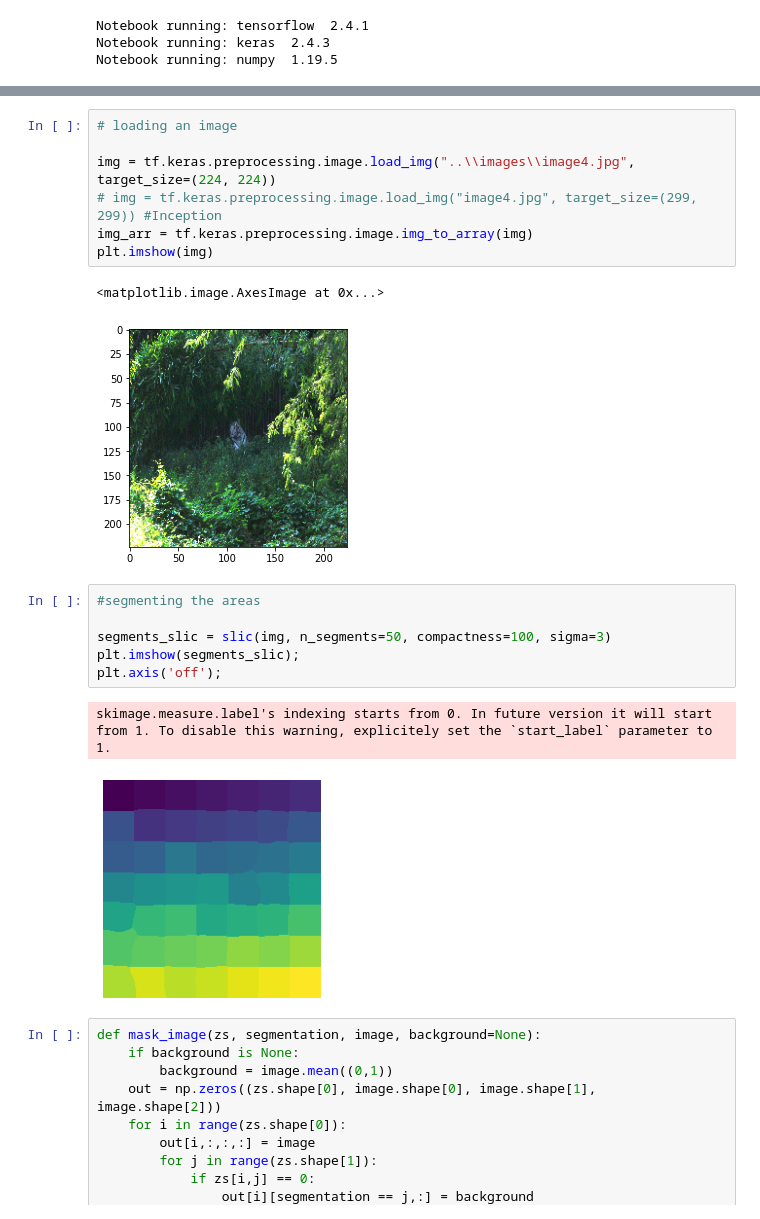
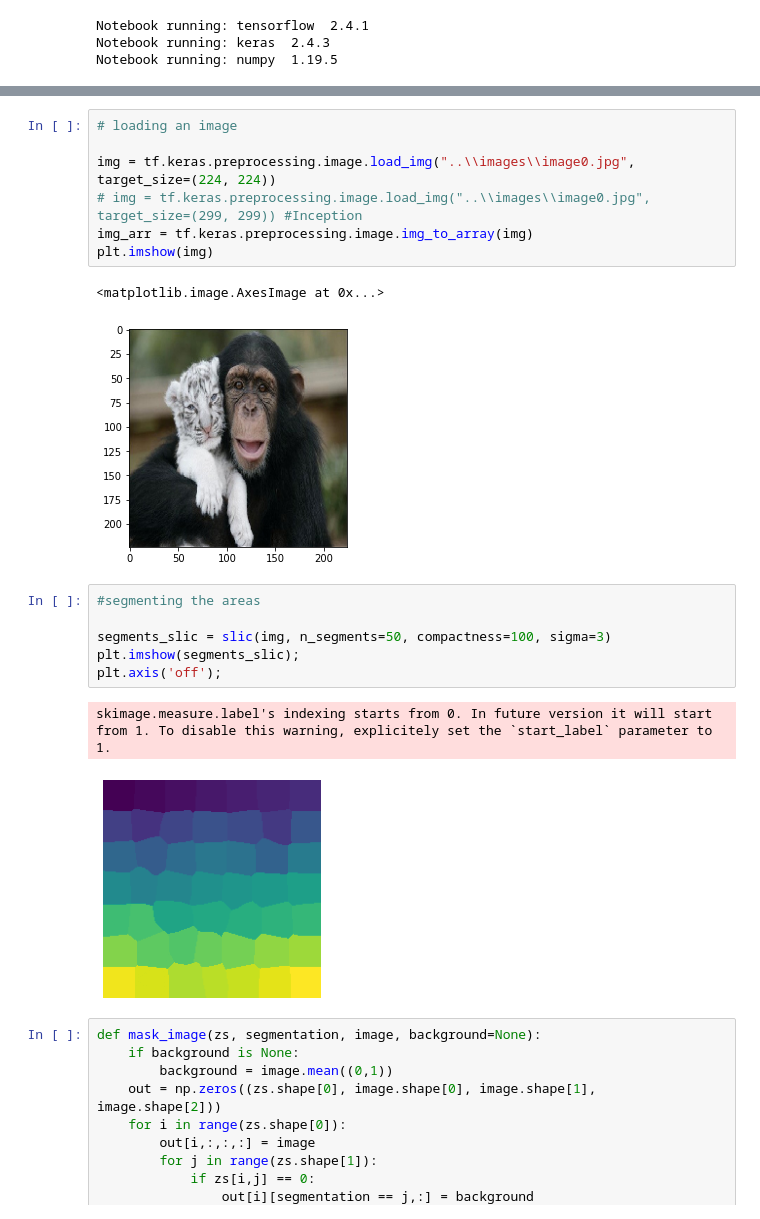
Before and after one commit to SAAF-16/Explainable_AI-Bachelor_Thesis, a Jupyter notebook: XAI_libraries/imageExplain(shap2).ipynb, the cells around one changed output, grey strips where cells are left out. Cells and saved outputs as stored; diff of their text form.

```diff
--- a/XAI_libraries/imageExplain(shap2).ipynb
+++ b/XAI_libraries/imageExplain(shap2).ipynb
@@ -58,13 +58,13 @@ _________________________________________________________________
 # %%
 # loading an image
 
-img = tf.keras.preprocessing.image.load_img("..\\images\\image4.jpg", target_size=(224, 224))
-# img = tf.keras.preprocessing.image.load_img("image4.jpg", target_size=(299, 299)) #Inception
+img = tf.keras.preprocessing.image.load_img("..\\images\\image0.jpg", target_size=(224, 224))
+# img = tf.keras.preprocessing.image.load_img("..\\images\\image0.jpg", target_size=(299, 299)) #Inception
 img_arr = tf.keras.preprocessing.image.img_to_array(img)
 plt.imshow(img)
 # %% [output]
 <matplotlib.image.AxesImage at 0x...>
-[figure, old version]
+[figure, new version]
 # %%
 #segmenting the areas
 
@@ -73,7 +73,7 @@ plt.imshow(segments_slic);
 plt.axis('off');
 # %% [output]
 skimage.measure.label's indexing starts from 0. In future version it will start from 1. To disable this warning, explicitely set the `start_label` parameter to 1.
-[figure, old version]
+[figure, new version]
 # %%
 def mask_image(zs, segmentation, image, background=None):
     if background is None:
```
Also changed, not shown: parts of 6 cells of this notebook, 1 other file.
